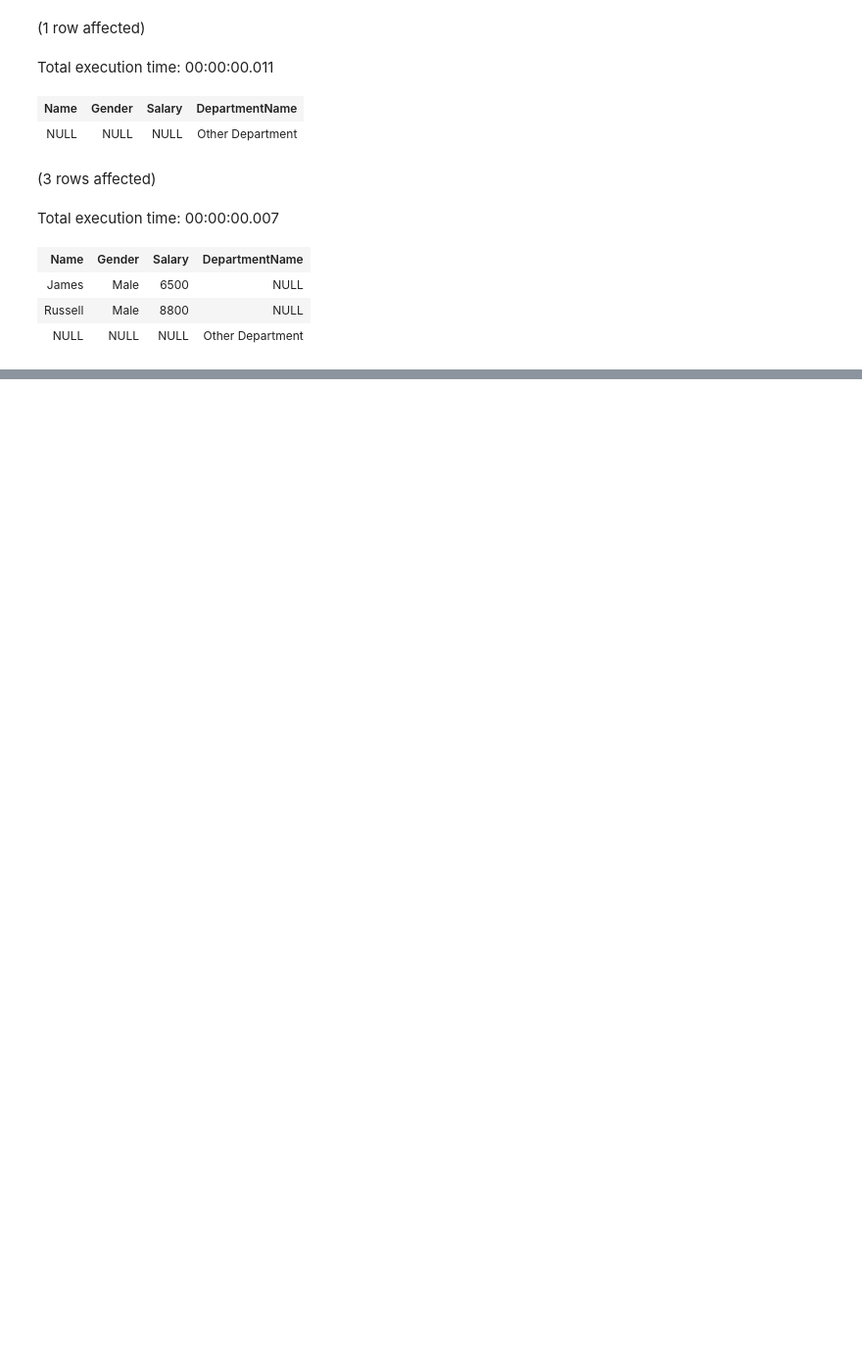
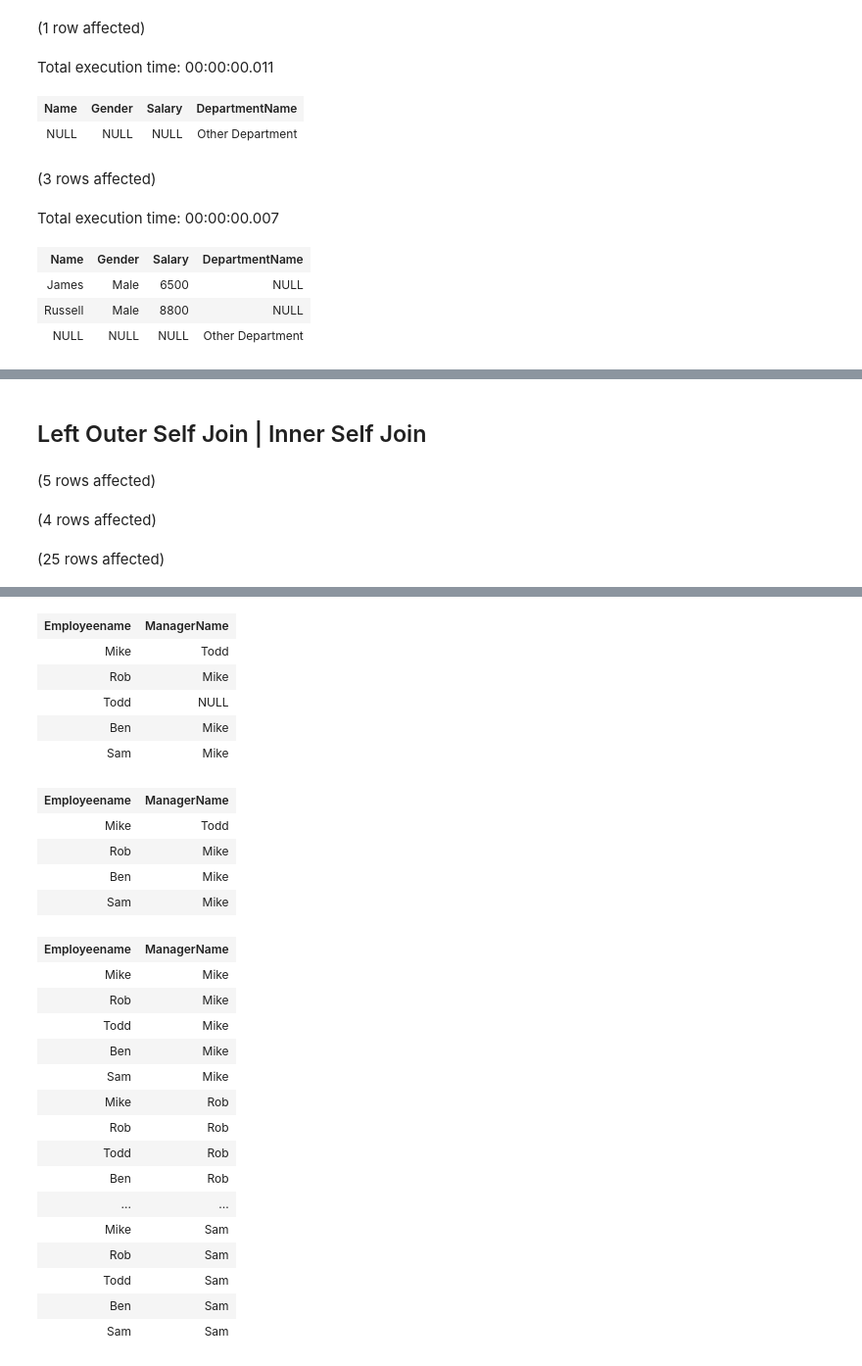
Before and after one commit to kanhaiya-bhayana-inc/Sql-server, a Jupyter notebook: SQl-server.ipynb, the cells around one changed output, grey strips where cells are left out. Shown at 98% size. Drawn from its saved outputs; the diff is of its cells as text; code cells hidden in the pictures; blank space fills up the shorter version.

Commit message:
Advanced Joins

```diff
--- a/SQl-server.ipynb
+++ b/SQl-server.ipynb
@@ -504,0 +545,23 @@ Total execution time: 00:00:00.007
+# %% [markdown]
+## Left Outer Self Join | Inner Self Join
+# %%
+-- Left Self Join
+SELECT      E.Name AS Employeename, M.Name AS ManagerName
+FROM        tblEmployee2 E
+Left JOIN   tblEmployee2 M
+ON          E.ManagerID = M.EmployeeID
+
+-- Inner Self Join
+SELECT      E.Name AS Employeename, M.Name AS ManagerName
+FROM        tblEmployee2 E
+INNER JOIN   tblEmployee2 M
+ON          E.ManagerID = M.EmployeeID
+
+-- Cross Self Join
+SELECT      E.Name AS Employeename, M.Name AS ManagerName
+FROM        tblEmployee2 E
+CROSS JOIN   tblEmployee2 M
+# %% [output]
+(5 rows affected)
+(4 rows affected)
+(25 rows affected)
@@ -504,0 +569,27 @@ Total execution time: 00:00:00.007
+| Employeename | ManagerName |
+| Mike | Todd |
+| Rob | Mike |
+| Todd | NULL |
+| Ben | Mike |
+| Sam | Mike |
+| Employeename | ManagerName |
+| Mike | Todd |
+| Rob | Mike |
+| Ben | Mike |
+| Sam | Mike |
+| Employeename | ManagerName |
+| Mike | Mike |
+| Rob | Mike |
+| Todd | Mike |
+| Ben | Mike |
+| Sam | Mike |
+| Mike | Rob |
+| Rob | Rob |
+| Todd | Rob |
+| Ben | Rob |
+| ... | ... |
+| Mike | Sam |
+| Rob | Sam |
+| Todd | Sam |
+| Ben | Sam |
+| Sam | Sam |
```
Also changed, not shown: parts of 6 cells of this notebook.
